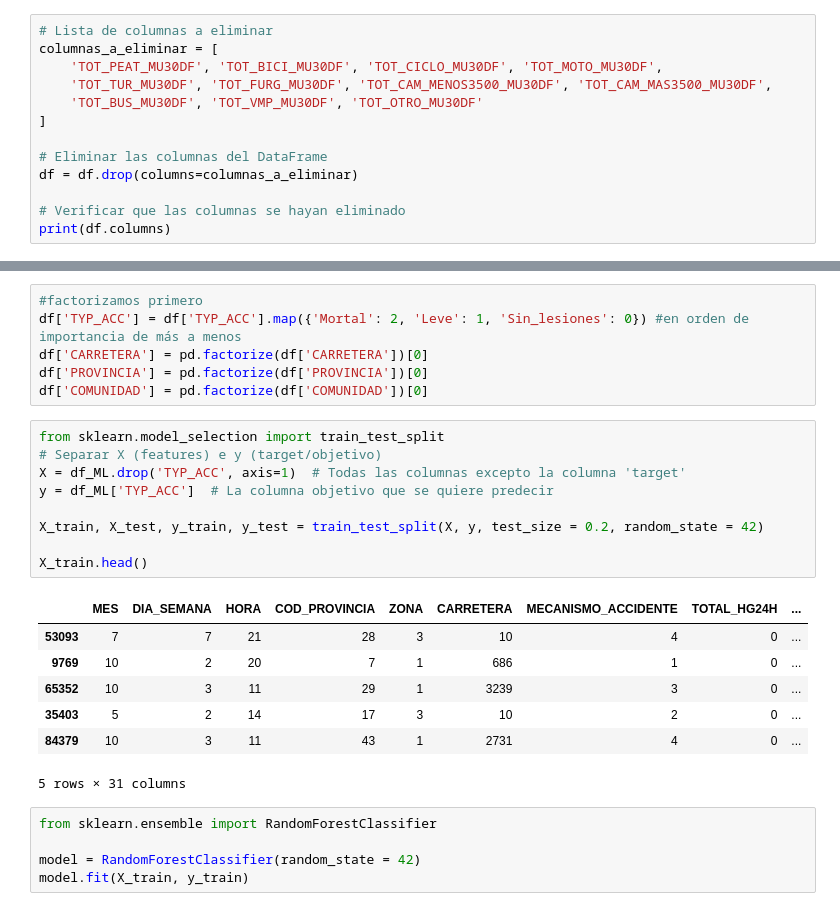
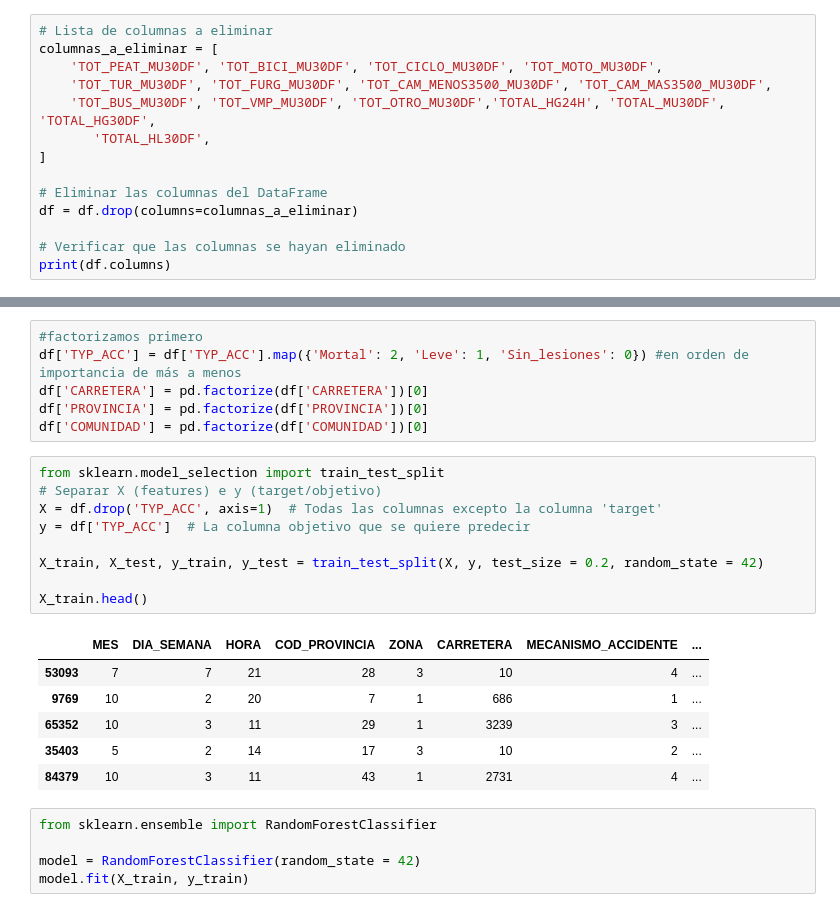
Before and after one commit to 4GeeksAcademy/Proyecto_final_DS_Alex_Carlos, a Jupyter notebook: project/project.ipynb, the cells around one changed output, grey strips where cells are left out. Drawn from its saved outputs; the diff is of its cells as text.

```diff
--- a/project/project.ipynb
+++ b/project/project.ipynb
@@ -766,7 +768,8 @@ RANDOM FOREST
 columnas_a_eliminar = [
     'TOT_PEAT_MU30DF', 'TOT_BICI_MU30DF', 'TOT_CICLO_MU30DF', 'TOT_MOTO_MU30DF',
     'TOT_TUR_MU30DF', 'TOT_FURG_MU30DF', 'TOT_CAM_MENOS3500_MU30DF', 'TOT_CAM_MAS3500_MU30DF',
-    'TOT_BUS_MU30DF', 'TOT_VMP_MU30DF', 'TOT_OTRO_MU30DF'
+    'TOT_BUS_MU30DF', 'TOT_VMP_MU30DF', 'TOT_OTRO_MU30DF','TOTAL_HG24H', 'TOTAL_MU30DF', 'TOTAL_HG30DF',
+       'TOTAL_HL30DF',
 ]
 
 # Eliminar las columnas del DataFrame
@@ -798,20 +799,19 @@ df['COMUNIDAD'] = pd.factorize(df['COMUNIDAD'])[0]
 # %%
 from sklearn.model_selection import train_test_split
 # Separar X (features) e y (target/objetivo)
-X = df_ML.drop('TYP_ACC', axis=1)  # Todas las columnas excepto la columna 'target'
-y = df_ML['TYP_ACC']  # La columna objetivo que se quiere predecir
+X = df.drop('TYP_ACC', axis=1)  # Todas las columnas excepto la columna 'target'
+y = df['TYP_ACC']  # La columna objetivo que se quiere predecir
 
 X_train, X_test, y_train, y_test = train_test_split(X, y, test_size = 0.2, random_state = 42)
 
 X_train.head()
 # %% [output]
-|  | MES | DIA_SEMANA | HORA | COD_PROVINCIA | ZONA | CARRETERA | MECANISMO_ACCIDENTE | TOTAL_HG24H | ... |
-| 53093 | 7 | 7 | 21 | 28 | 3 | 10 | 4 | 0 | ... |
-| 9769 | 10 | 2 | 20 | 7 | 1 | 686 | 1 | 0 | ... |
-| 65352 | 10 | 3 | 11 | 29 | 1 | 3239 | 3 | 0 | ... |
-| 35403 | 5 | 2 | 14 | 17 | 3 | 10 | 2 | 0 | ... |
-| 84379 | 10 | 3 | 11 | 43 | 1 | 2731 | 4 | 0 | ... |
+|  | MES | DIA_SEMANA | HORA | COD_PROVINCIA | ZONA | CARRETERA | MECANISMO_ACCIDENTE | ... |
+| 53093 | 7 | 7 | 21 | 28 | 3 | 10 | 4 | ... |
+| 9769 | 10 | 2 | 20 | 7 | 1 | 686 | 1 | ... |
+| 65352 | 10 | 3 | 11 | 29 | 1 | 3239 | 3 | ... |
+| 35403 | 5 | 2 | 14 | 17 | 3 | 10 | 2 | ... |
+| 84379 | 10 | 3 | 11 | 43 | 1 | 2731 | 4 | ... |
-5 rows × 31 columns
 # %%
 from sklearn.ensemble import RandomForestClassifier
 
```
Also changed, not shown: parts of 6 cells of this notebook.
